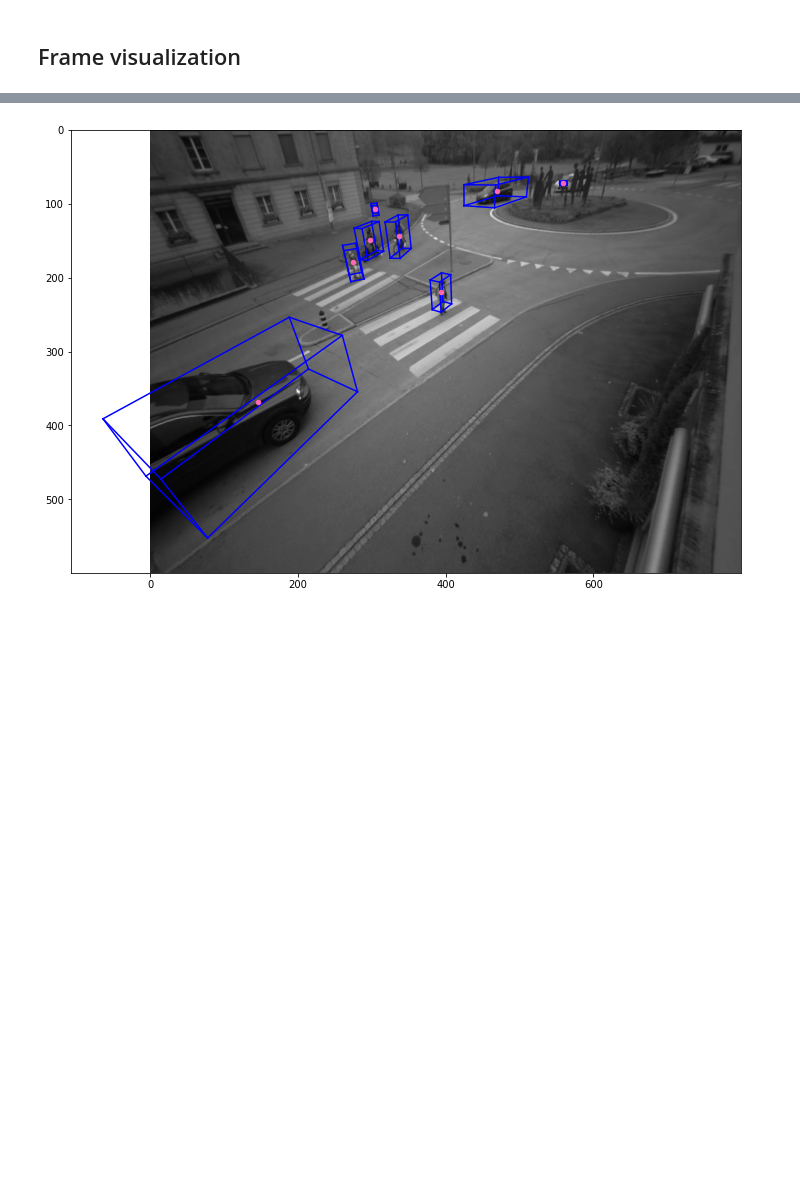
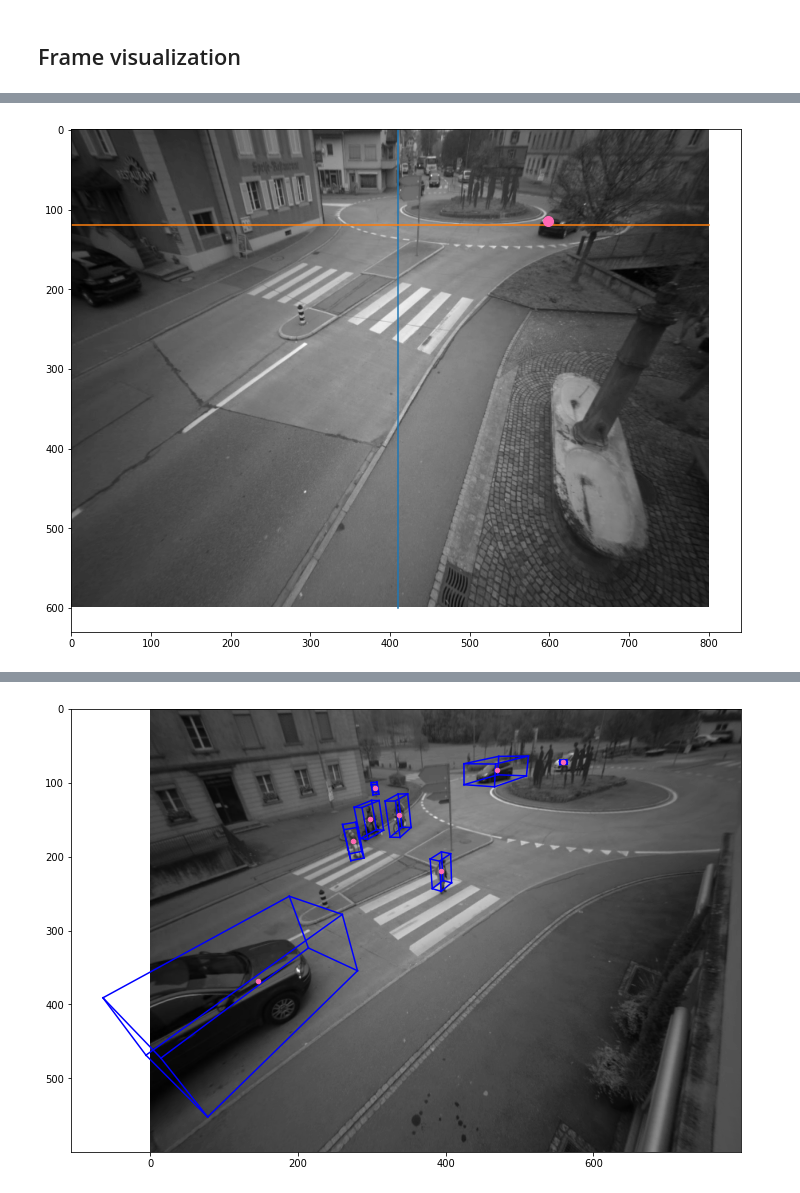
Before and after one commit to davidecarrara98/Multi-Object-Tracking-in-Complex-Urban-Scenarios, a Jupyter notebook: Under Development/Francesco/Main_FRa.ipynb, the cells around one changed output, grey strips where cells are left out. Saved outputs shown, nothing was run; the diff lists cells and outputs as text; code cells hidden in the pictures; blank space fills up the shorter version.

```diff
--- a/Under Development/Francesco/Main_FRa.ipynb
+++ b/Under Development/Francesco/Main_FRa.ipynb
@@ -200,0 +287,4 @@ def visualize_frame_boxes ( camera, frame_idx, figsize = None, s = 100):
+# %%
+visualize_frame_detections(hdf5data_143,360, figsize = (12,12))
+# %% [output]
+[figure, added]
```
Also changed, not shown: parts of 10 cells of this notebook, 2 other files.
